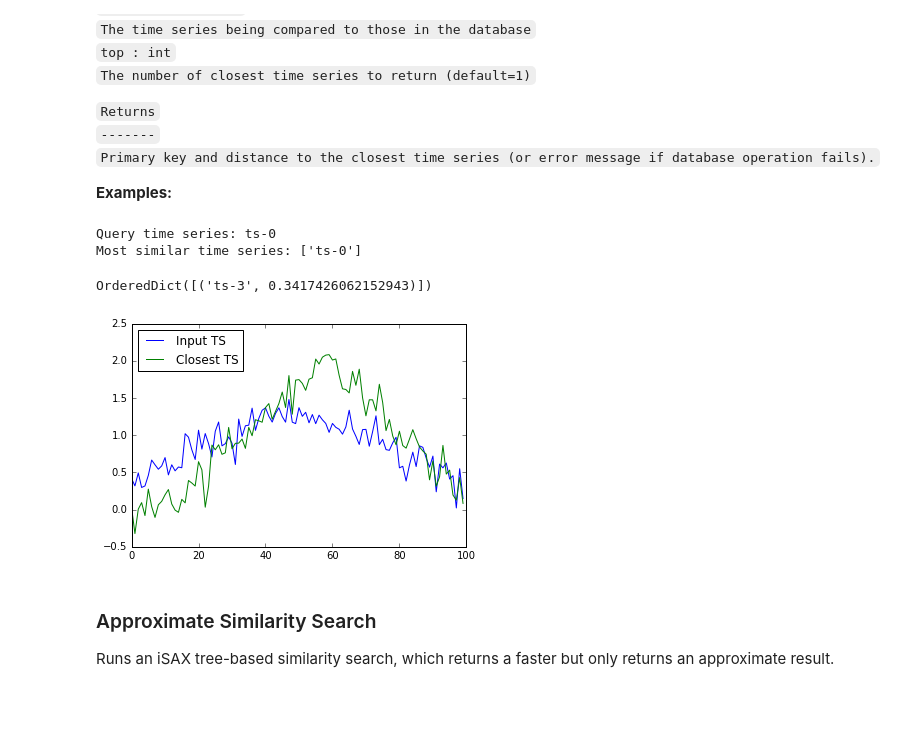
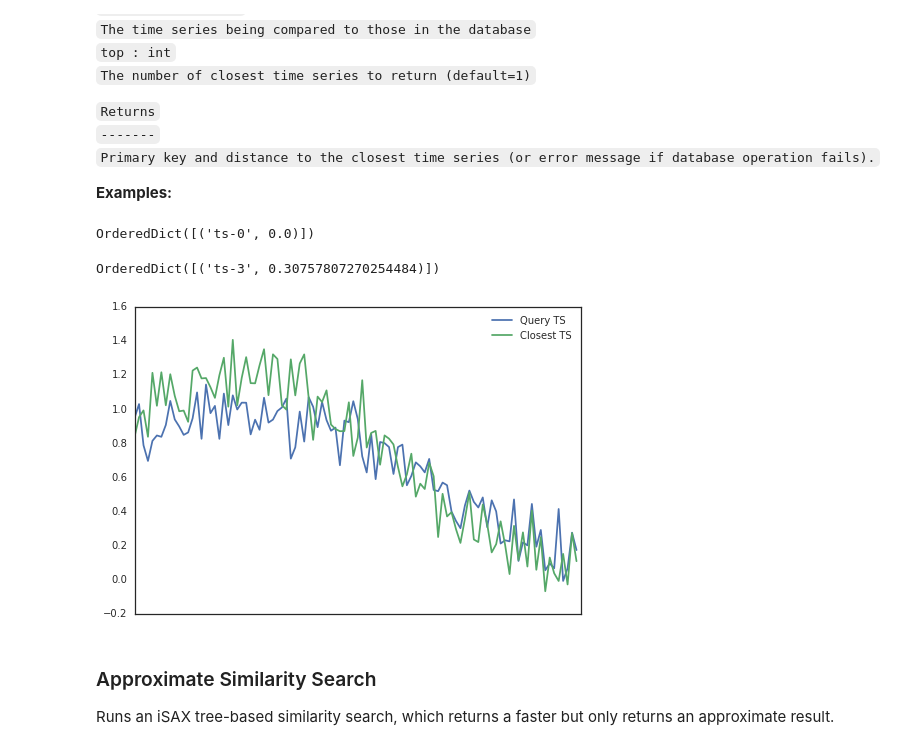
Before and after one commit to Mynti207/TimeDB, a Jupyter notebook: docs/demo.ipynb, the cells around one changed output. Saved outputs shown, nothing was run; the diff lists cells and outputs as text; code cells hidden in the pictures; blank space fills up the shorter version.

```diff
--- a/docs/demo.ipynb
+++ b/docs/demo.ipynb
@@ -14,6 +14,9 @@ import numpy as np
 from scipy.stats import norm
 import matplotlib.pyplot as plt
 %matplotlib inline
+import seaborn as sns
+sns.set_style('white')
+sns.set_context('notebook')
 # %% [markdown]
 # Time Series Database
 # %% [markdown]
@@ -107,6 +110,7 @@ sigs = np.random.uniform(low=0.05, high=0.4, size=num_ts)
 jits = np.random.uniform(low=0.05, high=0.2, size=num_ts)
 
 # initialize dictionaries for time series and their metadata
+primary_keys = []
 tsdict = {}
 metadict = {}
 
@@ -114,17 +118,9 @@ metadict = {}
 for i, m, s, j in zip(range(num_ts), mus, sigs, jits):
     meta, tsrs = tsmaker(m, s, j)  # generate data
     pk = "ts-{}".format(i)  # generate primary key
+    primary_keys.append(pk) # keep track of all primary keys
     tsdict[pk] = tsrs  # store time series data
     metadict[pk] = meta  # store metadata
-
-# randomly choose one time series as the vantage point
-num_vps = 1
-random_vps = np.random.choice(range(num_ts), size=num_vps, replace=False)
-vpkeys = ["ts-{}".format(i) for i in random_vps]
-
-# change the metadata for the vantage points to have meta['vp']=True
-for i in range(num_vps):
-    metadict[vpkeys[i]]['vp'] = True
 # %% [markdown]
 ### Insert Time Series
 
@@ -510,30 +553,28 @@ Runs a basic similarity search, to find the closest (most similar) time series i
 # %%
 # run similarity search on a time series already in the database
 # should return the same time series
-results = web_interface.similarity_search(tsdict[vpkeys[0]], 1)
-print('Query time series:', vpkeys[0])
-print('Most similar time series:', list(results))
+web_interface.vp_similarity_search(tsdict[primary_keys[0]], 1)
 # %% [output]
-Query time series: ts-0
-Most similar time series: ['ts-0']
+OrderedDict([('ts-0', 0.0)])
 # %%
 # create dummy time series for demonstration purposes
 _, query = tsmaker(np.random.uniform(low=0.0, high=1.0),
                    np.random.uniform(low=0.05, high=0.4),
                    np.random.uniform(low=0.05, high=0.2))
 # %%
-results = web_interface.similarity_search(query, 1)
+results = web_interface.vp_similarity_search(query, 1)
 results
 # %% [output]
-OrderedDict([('ts-3', 0.3417426062152943)])
+OrderedDict([('ts-3', 0.30757807270254484)])
 # %%
 # visualize the results
-plt.plot(query, label='Input TS')
+plt.plot(query, label='Query TS')
 plt.plot(tsdict[list(results.keys())[0]], label='Closest TS')
 plt.legend(loc='best')
+plt.xticks([])
 plt.show()
 # %% [output]
-[figure, old version]
+[figure, new version]
 # %% [markdown]
 ### Approximate Similarity Search
 
```
Also changed, not shown: parts of 33 cells of this notebook, 20 other files.
